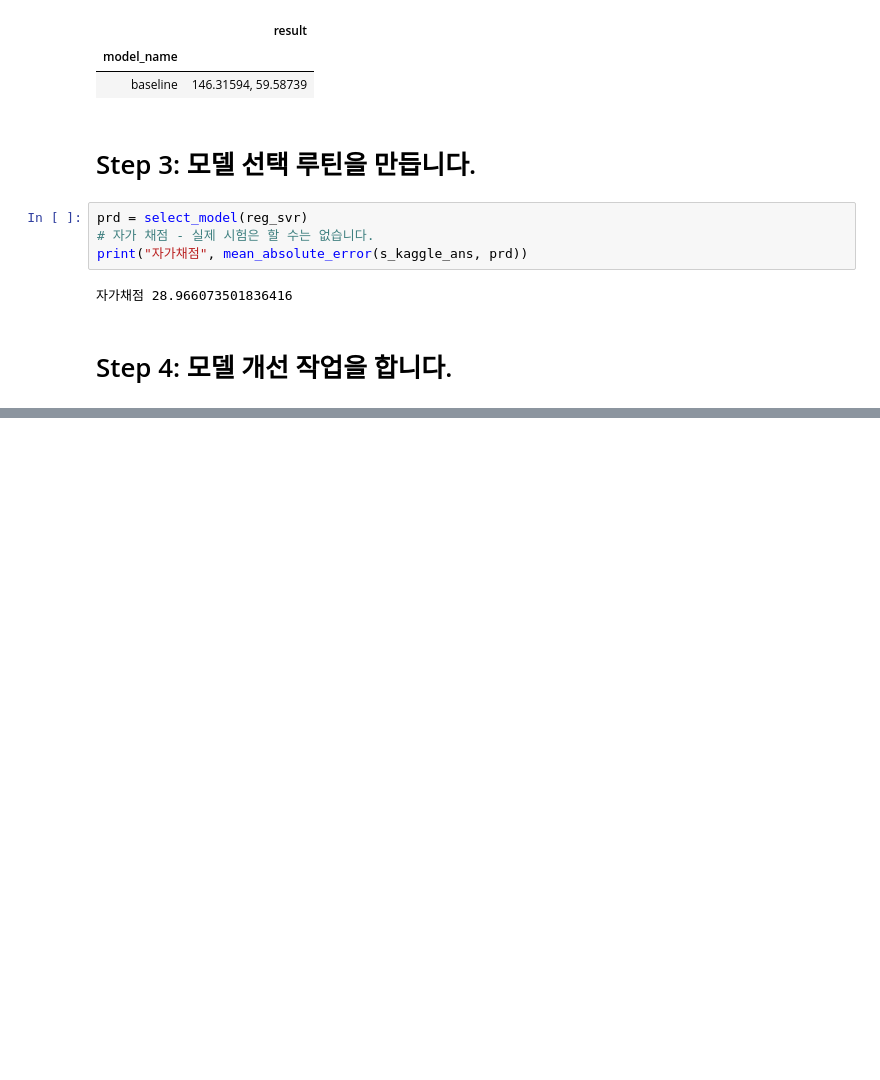
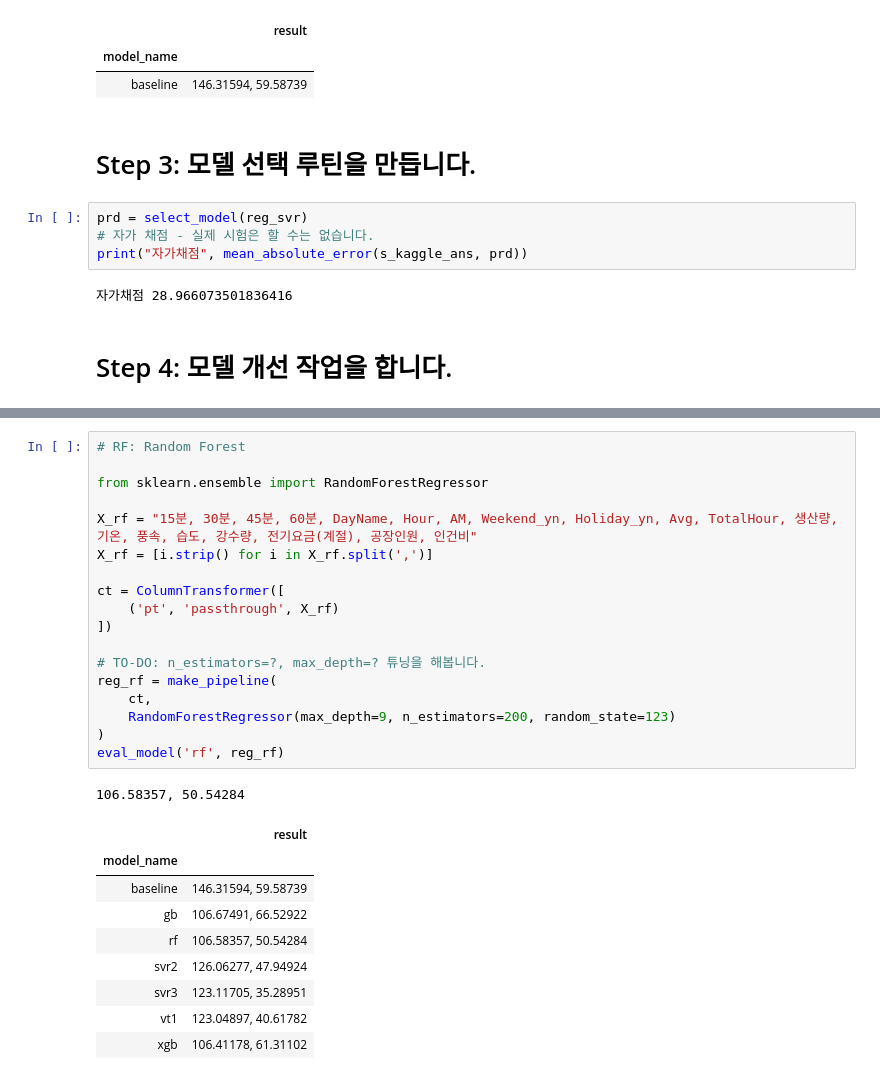
Before and after one commit to sunkusun9/DS_lv3_2408, a Jupyter notebook: sec_ds_lv3_prob3_kaggle.ipynb, the cells around one changed output, grey strips where cells are left out. Drawn from its saved outputs; the diff is of its cells as text; blank space fills up the shorter version.

```diff
--- a/sec_ds_lv3_prob3_kaggle.ipynb
+++ b/sec_ds_lv3_prob3_kaggle.ipynb
@@ -382,3 +379,32 @@ eval_model('rf', reg_rf)
+# %%
+# RF: Random Forest
+
+from sklearn.ensemble import RandomForestRegressor
+
+X_rf = "15분, 30분, 45분, 60분, DayName, Hour, AM, Weekend_yn, Holiday_yn, Avg, TotalHour, 생산량, 기온, 풍속, 습도, 강수량, 전기요금(계절), 공장인원, 인건비"
+X_rf = [i.strip() for i in X_rf.split(',')]
+
+ct = ColumnTransformer([
+    ('pt', 'passthrough', X_rf)
+])
+
+# TO-DO: n_estimators=?, max_depth=? 튜닝을 해봅니다.
+reg_rf = make_pipeline(
+    ct,
+    RandomForestRegressor(max_depth=9, n_estimators=200, random_state=123)
+)
+eval_model('rf', reg_rf)
+# %% [output]
+106.58357, 50.54284
+|  | result |
+| model_name |  |
+| baseline | 146.31594, 59.58739 |
+| gb | 106.67491, 66.52922 |
+| rf | 106.58357, 50.54284 |
+| svr2 | 126.06277, 47.94924 |
+| svr3 | 123.11705, 35.28951 |
+| vt1 | 123.04897, 40.61782 |
+| xgb | 106.41178, 61.31102 |
 # %%
 from sklearn.linear_model import LinearRegression
 
```
Also changed, not shown: parts of 16 cells of this notebook.
